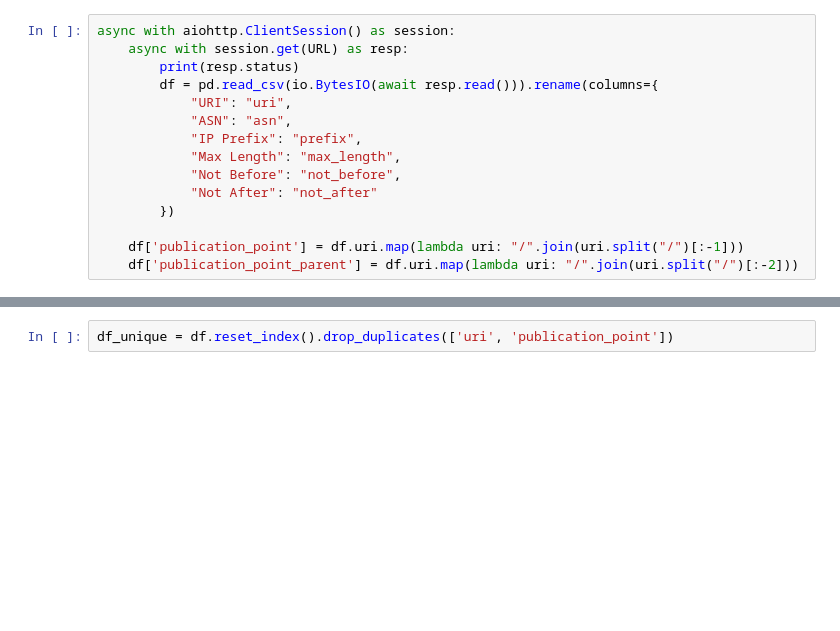
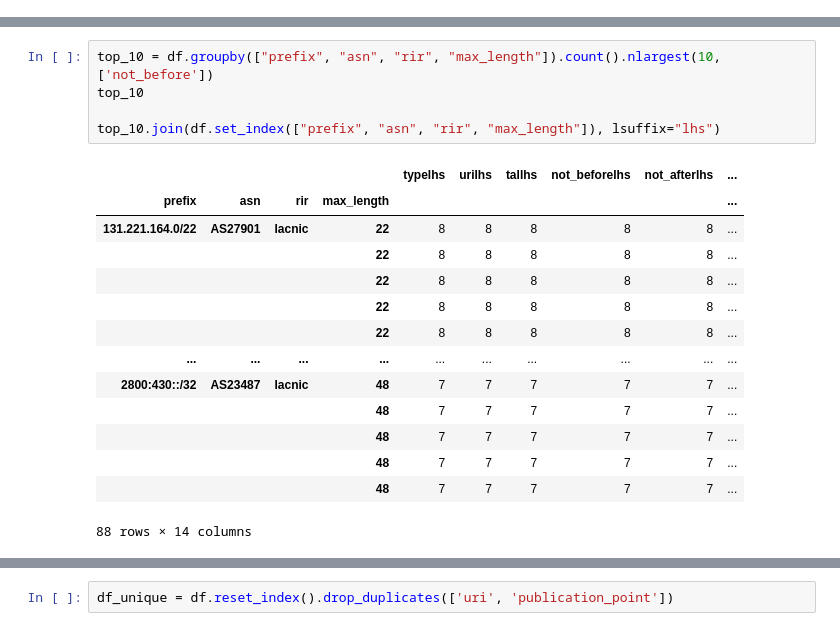
Before and after one commit to ties/rpki-analysis, a Jupyter notebook: workbooks/objects_per_ca_analysis.ipynb, the cells around one changed output, grey strips where cells are left out. Cells and saved outputs as stored; diff of their text form; blank space fills up the shorter version.

```diff
--- a/workbooks/objects_per_ca_analysis.ipynb
+++ b/workbooks/objects_per_ca_analysis.ipynb
@@ -11,15 +13,0 @@ URL = "http://routinator-3.rpki.ripe.net:9556/csvext"
-# %%
-async with aiohttp.ClientSession() as session:
-    async with session.get(URL) as resp:
-        print(resp.status)
-        df = pd.read_csv(io.BytesIO(await resp.read())).rename(columns={
-            "URI": "uri",
-            "ASN": "asn",
-            "IP Prefix": "prefix",
-            "Max Length": "max_length",
-            "Not Before": "not_before",
-            "Not After": "not_after"
-        })
-
-    df['publication_point'] = df.uri.map(lambda uri: "/".join(uri.split("/")[:-1]))
-    df['publication_point_parent'] = df.uri.map(lambda uri: "/".join(uri.split("/")[:-2]))
@@ -34,3 +97,23 @@ Index(['uri', 'asn', 'prefix', 'max_length', 'not_before', 'not_after',
+# %%
+top_10 = df.groupby(["prefix", "asn", "rir", "max_length"]).count().nlargest(10, ['not_before'])
+top_10
+
+top_10.join(df.set_index(["prefix", "asn", "rir", "max_length"]), lsuffix="lhs")
+# %% [output]
+|  |  |  |  | typelhs | urilhs | tallhs | not_beforelhs | not_afterlhs | ... |
+| prefix | asn | rir | max_length |  |  |  |  |  | ... |
+| 131.221.164.0/22 | AS27901 | lacnic | 22 | 8 | 8 | 8 | 8 | 8 | ... |
+|  |  |  | 22 | 8 | 8 | 8 | 8 | 8 | ... |
+|  |  |  | 22 | 8 | 8 | 8 | 8 | 8 | ... |
+|  |  |  | 22 | 8 | 8 | 8 | 8 | 8 | ... |
+|  |  |  | 22 | 8 | 8 | 8 | 8 | 8 | ... |
+| ... | ... | ... | ... | ... | ... | ... | ... | ... | ... |
+| 2800:430::/32 | AS23487 | lacnic | 48 | 7 | 7 | 7 | 7 | 7 | ... |
+|  |  |  | 48 | 7 | 7 | 7 | 7 | 7 | ... |
+|  |  |  | 48 | 7 | 7 | 7 | 7 | 7 | ... |
+|  |  |  | 48 | 7 | 7 | 7 | 7 | 7 | ... |
+|  |  |  | 48 | 7 | 7 | 7 | 7 | 7 | ... |
+88 rows × 14 columns
 # %%
 df.groupby(["uri", "asn"]).count()
 # %% [output]
```
Also changed, not shown: parts of 21 cells of this notebook, 6 other files.
